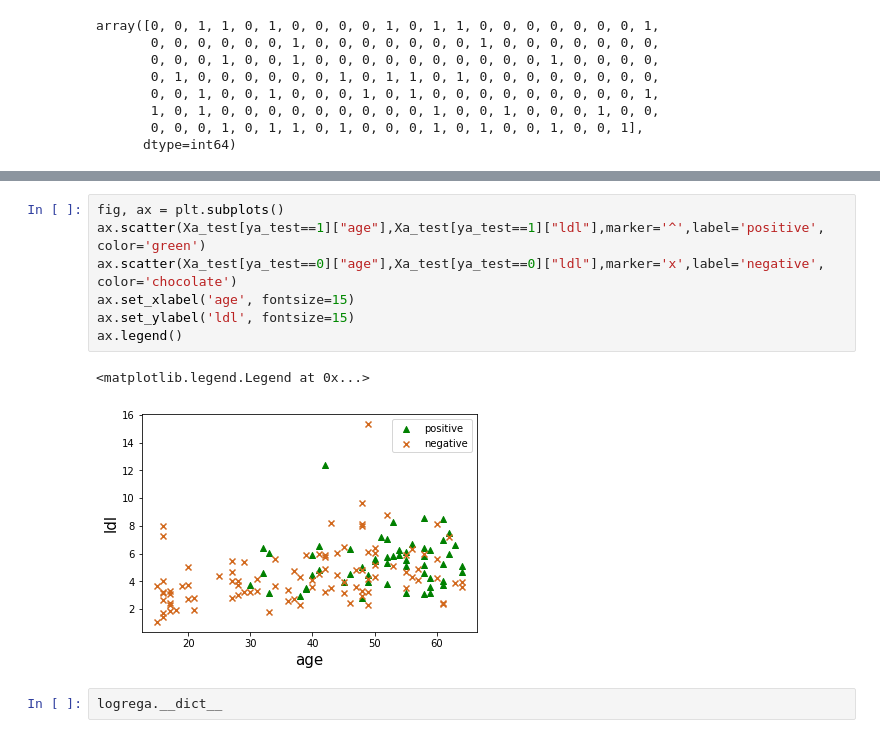
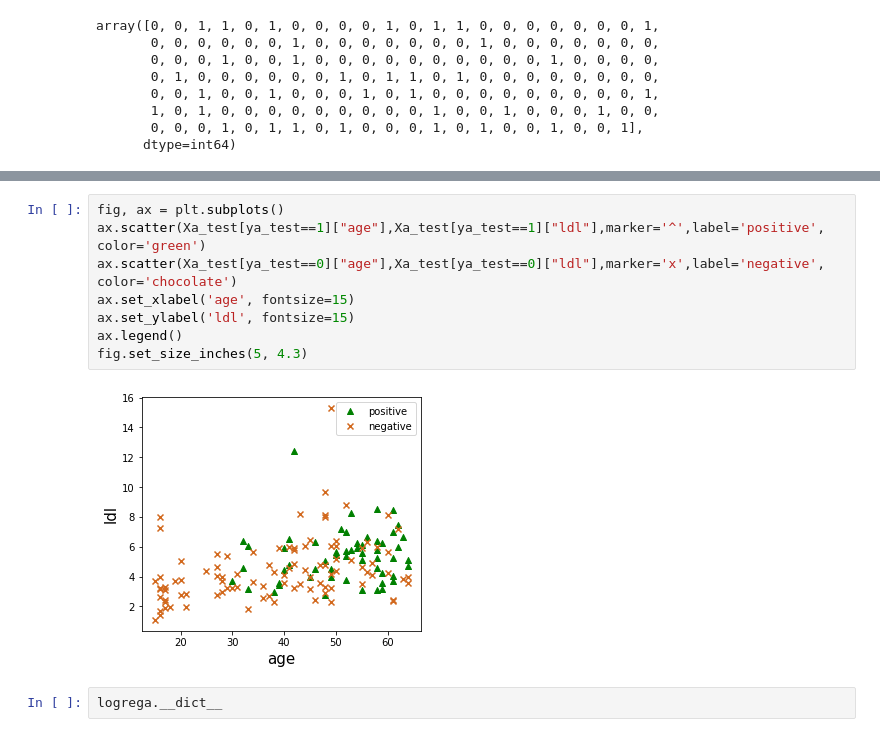
Before and after one commit to evidentiallab/Lunde_Chen_NN_Belief_Reproduction, a Jupyter notebook: NNBeliefWithSklearn.ipynb, the cells around one changed output, grey strips where cells are left out. Cells and saved outputs as stored; diff of their text form.

```diff
--- a/NNBeliefWithSklearn.ipynb
+++ b/NNBeliefWithSklearn.ipynb
@@ -125,13 +125,13 @@ ax.legend()
 # %%
 fig, ax = plt.subplots()
 ax.scatter(Xa_test[ya_test==1]["age"],Xa_test[ya_test==1]["ldl"],marker='^',label='positive', color='green')
 ax.scatter(Xa_test[ya_test==0]["age"],Xa_test[ya_test==0]["ldl"],marker='x',label='negative', color='chocolate')
 ax.set_xlabel('age', fontsize=15)
 ax.set_ylabel('ldl', fontsize=15)
 ax.legend()
+fig.set_size_inches(5, 4.3)
 # %% [output]
-<matplotlib.legend.Legend at 0x...>
-[figure, old version]
+[figure, new version]
 # %%
 logrega.__dict__
 # %% [output]
```
Also changed, not shown: parts of 11 cells of this notebook, 1 other file.
